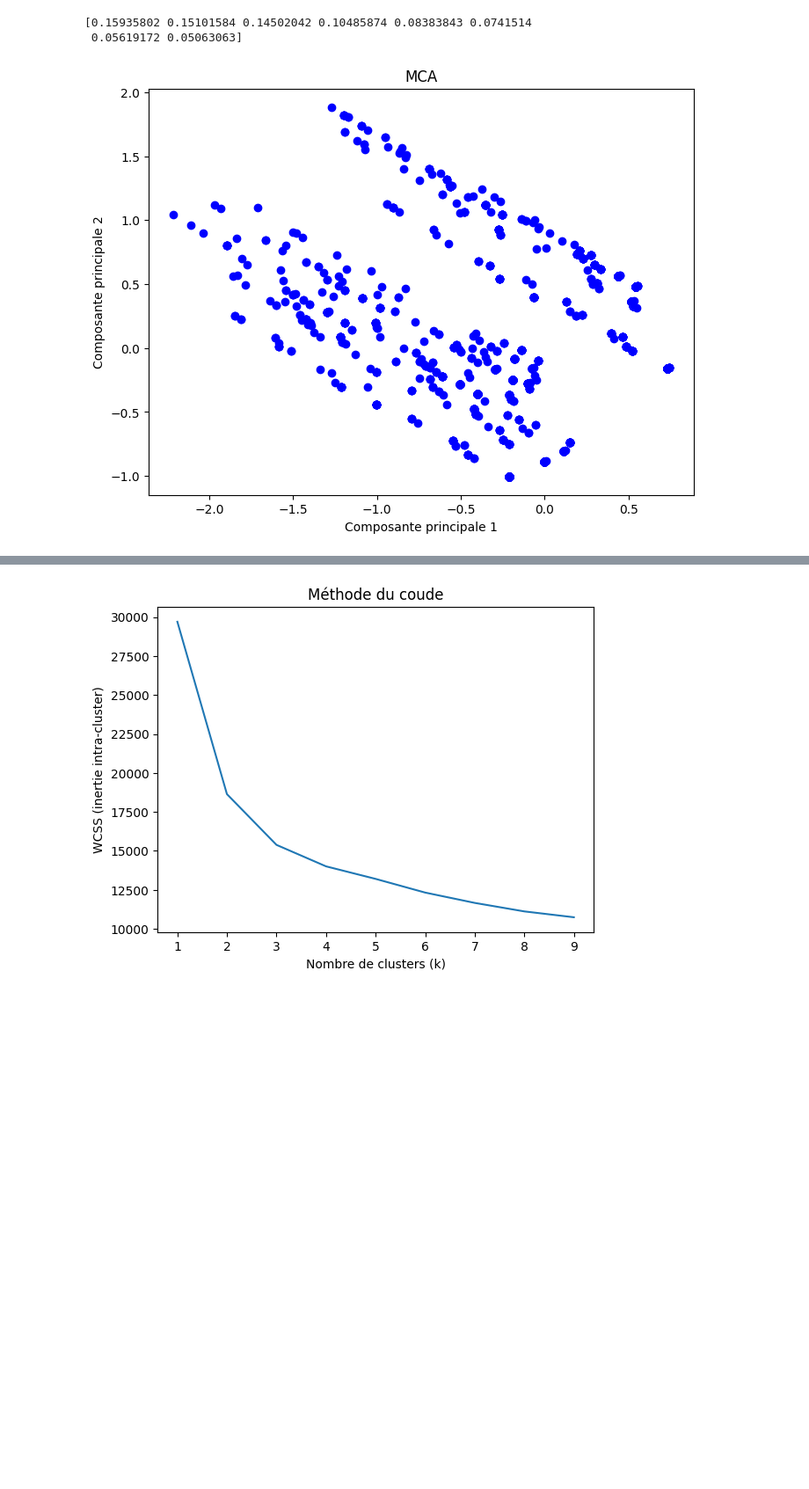
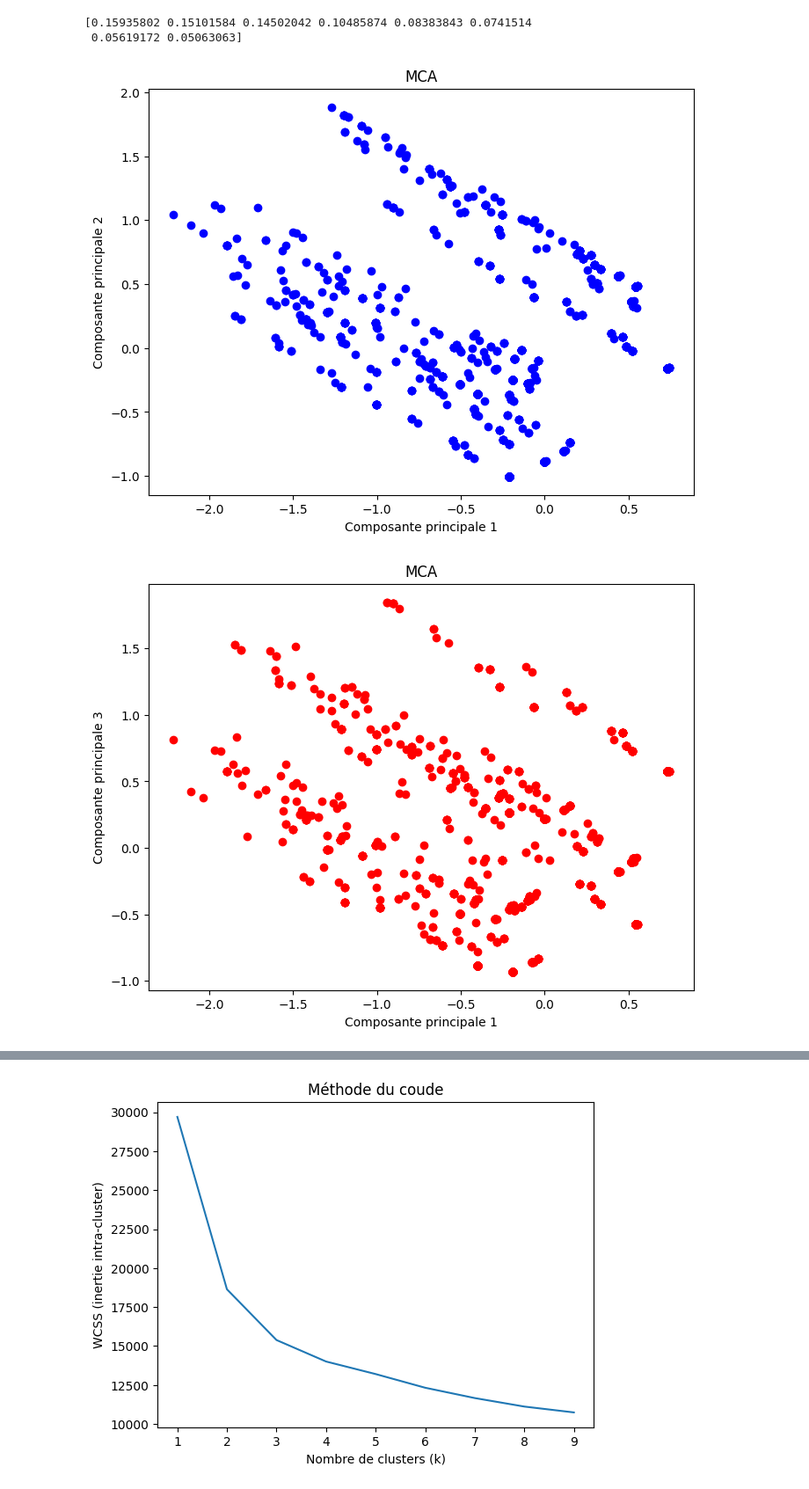
Before and after one commit to Emaglp/Data_Analysis, a Jupyter notebook: QS_Python.ipynb, the cells around one changed output, grey strips where cells are left out. Shown at 88% size. Saved outputs shown, nothing was run; the diff lists cells and outputs as text; code cells hidden in the pictures; blank space fills up the shorter version.

```diff
--- a/QS_Python.ipynb
+++ b/QS_Python.ipynb
@@ -308,20 +371,35 @@ marketing_encoded = encoder.fit_transform(marketing_quali).toarray()
 # %%
 # On applique une ACP sur nos données encodées (ce qui équivaut à une MCA)
 
-pca = PCA(0.8)
-marketing_mca = pca.fit_transform(marketing_encoded)
-print(pca.explained_variance_ratio_)
+mca = PCA(0.8)
+marketing_mca = mca.fit_transform(marketing_encoded)
+print(mca.explained_variance_ratio_)
 # %% [output]
 [0.15935802 0.15101584 0.14502042 0.10485874 0.08383843 0.0741514
  0.05619172 0.05063063]
 # %%
-# on peut visualiser les deux premières dimensions
+# on peut visualiser les trois premières dimensions
 
 plt.figure(figsize=(8, 6))
 plt.scatter(marketing_mca[:, 0], marketing_mca[:, 1], c='blue')
 plt.title('MCA')
 plt.xlabel('Composante principale 1')
 plt.ylabel('Composante principale 2')
 plt.show()
+
+plt.figure(figsize=(8, 6))
+plt.scatter(marketing_mca[:, 0], marketing_mca[:, 2], c='red')
+plt.title('MCA')
+plt.xlabel('Composante principale 1')
+plt.ylabel('Composante principale 3')
+plt.show()
+
+plt.figure(figsize=(8, 6))
+plt.scatter(marketing_mca[:, 1], marketing_mca[:, 2], c='green')
+plt.title('MCA')
+plt.xlabel('Composante principale 2')
+plt.ylabel('Composante principale 3')
+plt.show()
 # %% [output]
 [figure]
+[figure, added]
```
Also changed, not shown: parts of 9 cells of this notebook.
